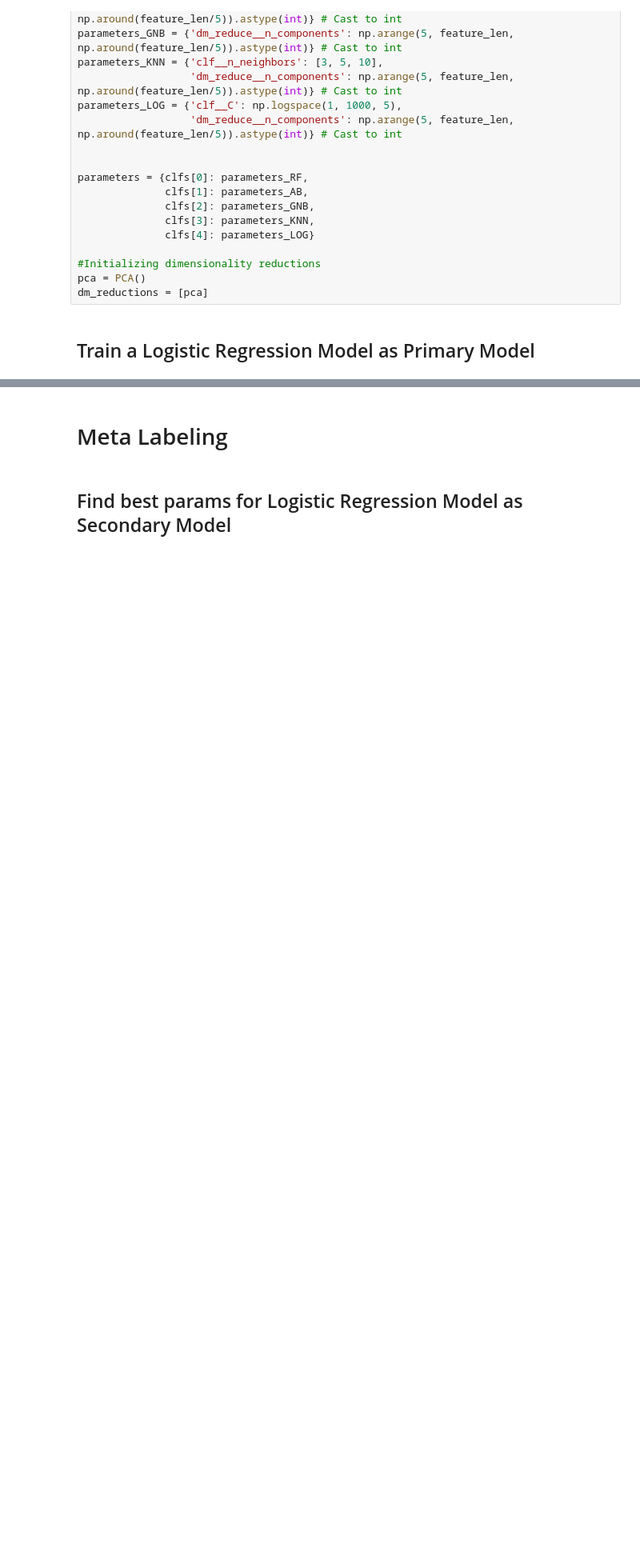
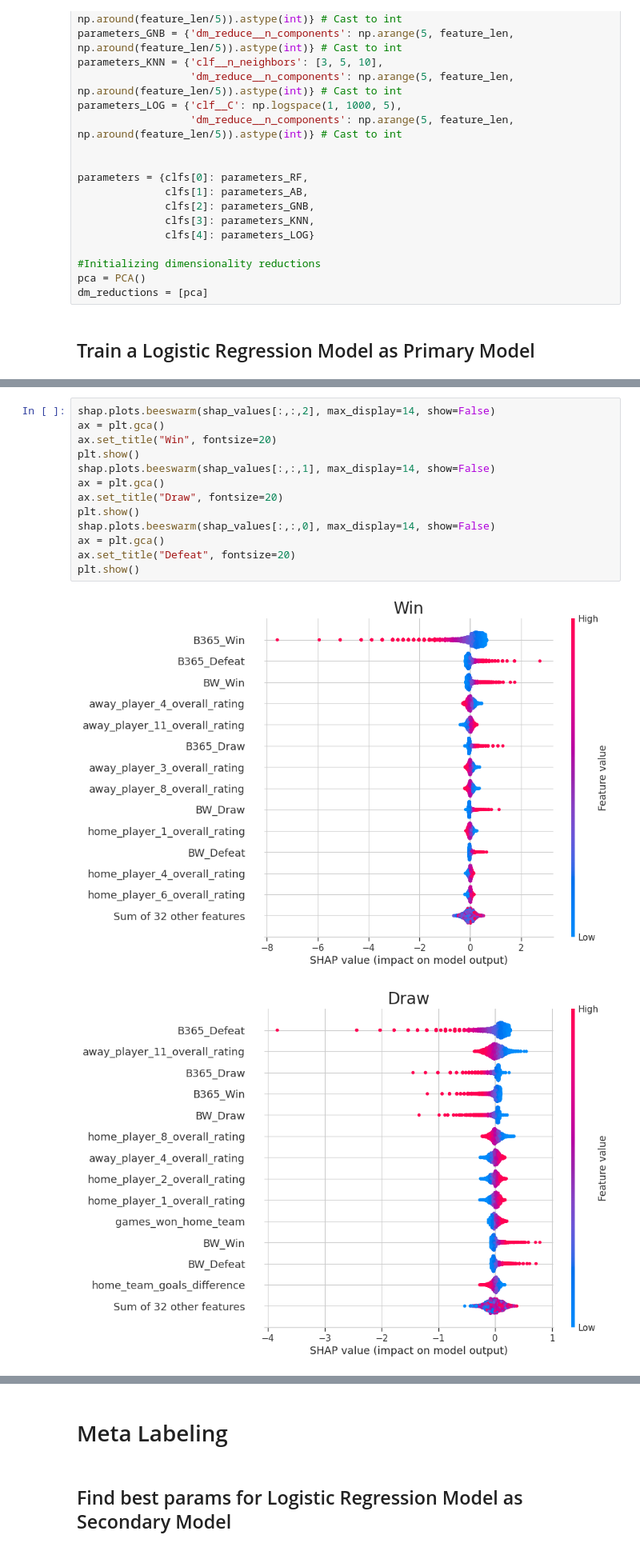
Before and after one commit to leolabla/MetaLabelingSportsPrediction, a Jupyter notebook: Modeling(2)(1).ipynb, the cells around one changed output, grey strips where cells are left out. Shown at 80% size. Drawn from its saved outputs; the diff is of its cells as text; blank space fills up the shorter version.

```diff
--- a/Modeling(2)(1).ipynb
+++ b/Modeling(2)(1).ipynb
@@ -1025,0 +1036,16 @@ Score of LogisticRegression for test set: 0.5240.
+# %%
+shap.plots.beeswarm(shap_values[:,:,2], max_display=14, show=False)
+ax = plt.gca()
+ax.set_title("Win", fontsize=20)
+plt.show()
+shap.plots.beeswarm(shap_values[:,:,1], max_display=14, show=False)
+ax = plt.gca()
+ax.set_title("Draw", fontsize=20)
+plt.show()
+shap.plots.beeswarm(shap_values[:,:,0], max_display=14, show=False)
+ax = plt.gca()
+ax.set_title("Defeat", fontsize=20)
+plt.show()
+# %% [output]
+[figure, added]
+[figure, added]
```
Also changed, not shown: parts of 15 cells of this notebook, 1 other file.
